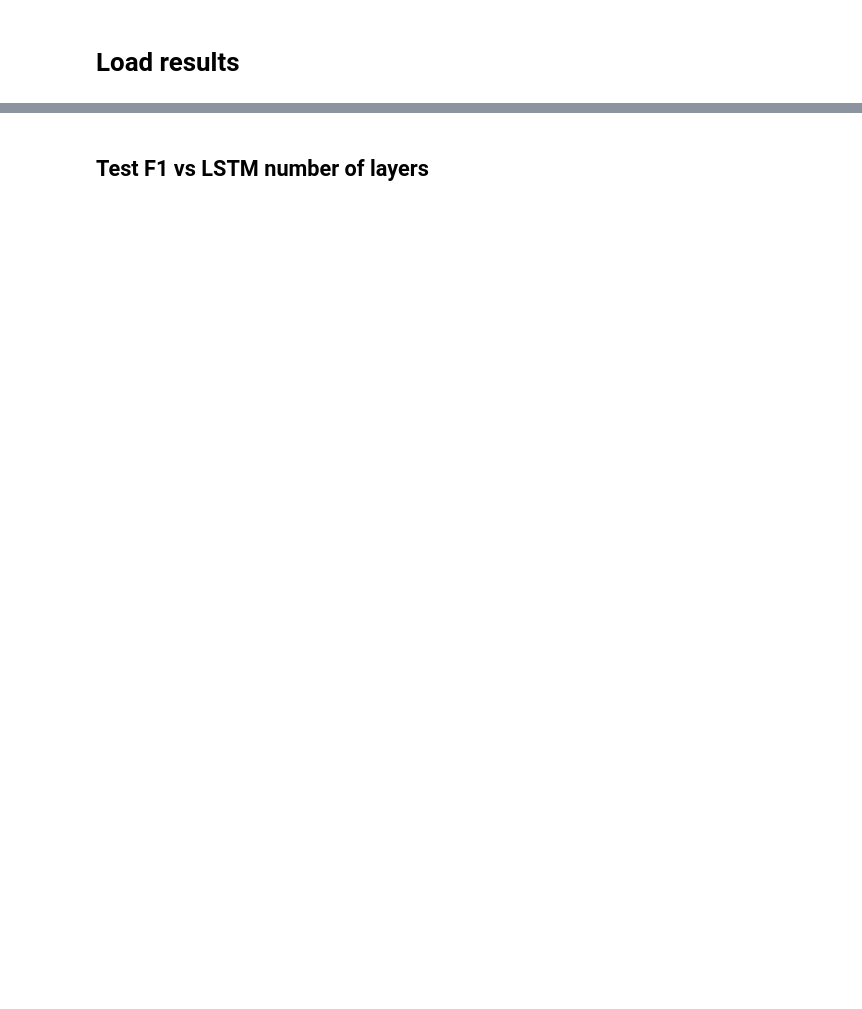
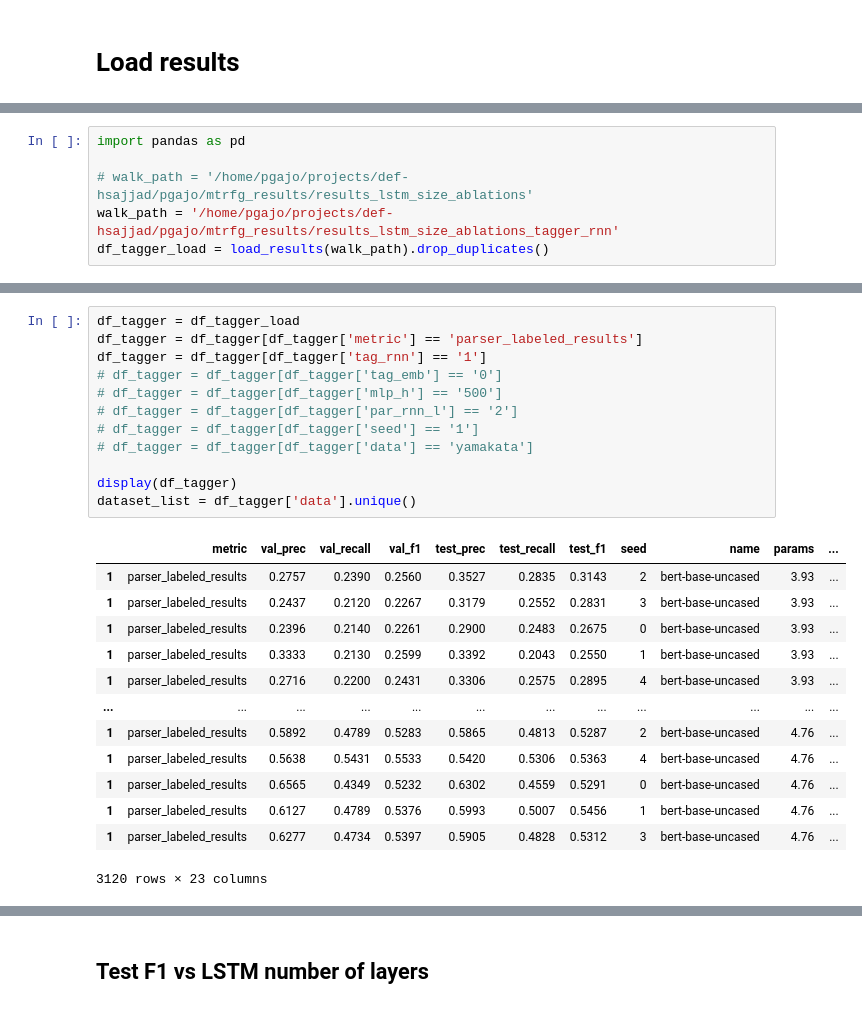
Before and after one commit to paolo-gajo/EfficientSDP, a Jupyter notebook: paper/gather_results.ipynb, the cells around one changed output, grey strips where cells are left out. Saved outputs shown, nothing was run; the diff lists cells and outputs as text; blank space fills up the shorter version.

```diff
--- a/paper/gather_results.ipynb
+++ b/paper/gather_results.ipynb
@@ -96,0 +127,6 @@ Index(['metric', 'val_prec', 'val_recall', 'val_f1', 'test_prec',
+# %%
+import pandas as pd
+
+# walk_path = '/home/pgajo/projects/def-hsajjad/pgajo/mtrfg_results/results_lstm_size_ablations'
+walk_path = '/home/pgajo/projects/def-hsajjad/pgajo/mtrfg_results/results_lstm_size_ablations_tagger_rnn'
+df_tagger_load = load_results(walk_path).drop_duplicates()
@@ -96,0 +140,26 @@ Index(['metric', 'val_prec', 'val_recall', 'val_f1', 'test_prec',
+# %%
+df_tagger = df_tagger_load
+df_tagger = df_tagger[df_tagger['metric'] == 'parser_labeled_results']
+df_tagger = df_tagger[df_tagger['tag_rnn'] == '1']
+# df_tagger = df_tagger[df_tagger['tag_emb'] == '0']
+# df_tagger = df_tagger[df_tagger['mlp_h'] == '500']
+# df_tagger = df_tagger[df_tagger['par_rnn_l'] == '2']
+# df_tagger = df_tagger[df_tagger['seed'] == '1']
+# df_tagger = df_tagger[df_tagger['data'] == 'yamakata']
+
+display(df_tagger)
+dataset_list = df_tagger['data'].unique()
+# %% [output]
+|  | metric | val_prec | val_recall | val_f1 | test_prec | test_recall | test_f1 | seed | name | params | ... |
+| 1 | parser_labeled_results | 0.2757 | 0.2390 | 0.2560 | 0.3527 | 0.2835 | 0.3143 | 2 | bert-base-uncased | 3.93 | ... |
+| 1 | parser_labeled_results | 0.2437 | 0.2120 | 0.2267 | 0.3179 | 0.2552 | 0.2831 | 3 | bert-base-uncased | 3.93 | ... |
+| 1 | parser_labeled_results | 0.2396 | 0.2140 | 0.2261 | 0.2900 | 0.2483 | 0.2675 | 0 | bert-base-uncased | 3.93 | ... |
+| 1 | parser_labeled_results | 0.3333 | 0.2130 | 0.2599 | 0.3392 | 0.2043 | 0.2550 | 1 | bert-base-uncased | 3.93 | ... |
+| 1 | parser_labeled_results | 0.2716 | 0.2200 | 0.2431 | 0.3306 | 0.2575 | 0.2895 | 4 | bert-base-uncased | 3.93 | ... |
+| ... | ... | ... | ... | ... | ... | ... | ... | ... | ... | ... | ... |
+| 1 | parser_labeled_results | 0.5892 | 0.4789 | 0.5283 | 0.5865 | 0.4813 | 0.5287 | 2 | bert-base-uncased | 4.76 | ... |
+| 1 | parser_labeled_results | 0.5638 | 0.5431 | 0.5533 | 0.5420 | 0.5306 | 0.5363 | 4 | bert-base-uncased | 4.76 | ... |
+| 1 | parser_labeled_results | 0.6565 | 0.4349 | 0.5232 | 0.6302 | 0.4559 | 0.5291 | 0 | bert-base-uncased | 4.76 | ... |
+| 1 | parser_labeled_results | 0.6127 | 0.4789 | 0.5376 | 0.5993 | 0.5007 | 0.5456 | 1 | bert-base-uncased | 4.76 | ... |
+| 1 | parser_labeled_results | 0.6277 | 0.4734 | 0.5397 | 0.5905 | 0.4828 | 0.5312 | 3 | bert-base-uncased | 4.76 | ... |
+3120 rows × 23 columns
```
Also changed, not shown: parts of 17 cells of this notebook, 11 other files.
